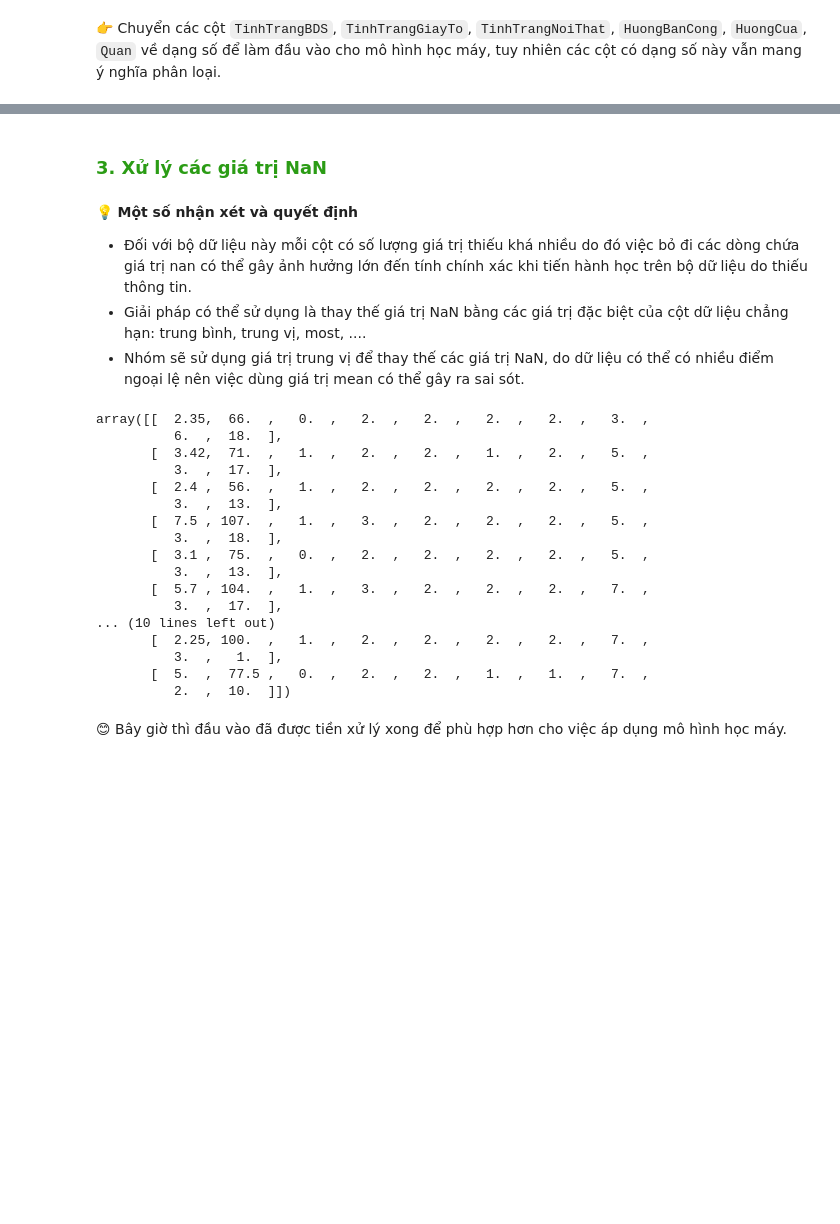
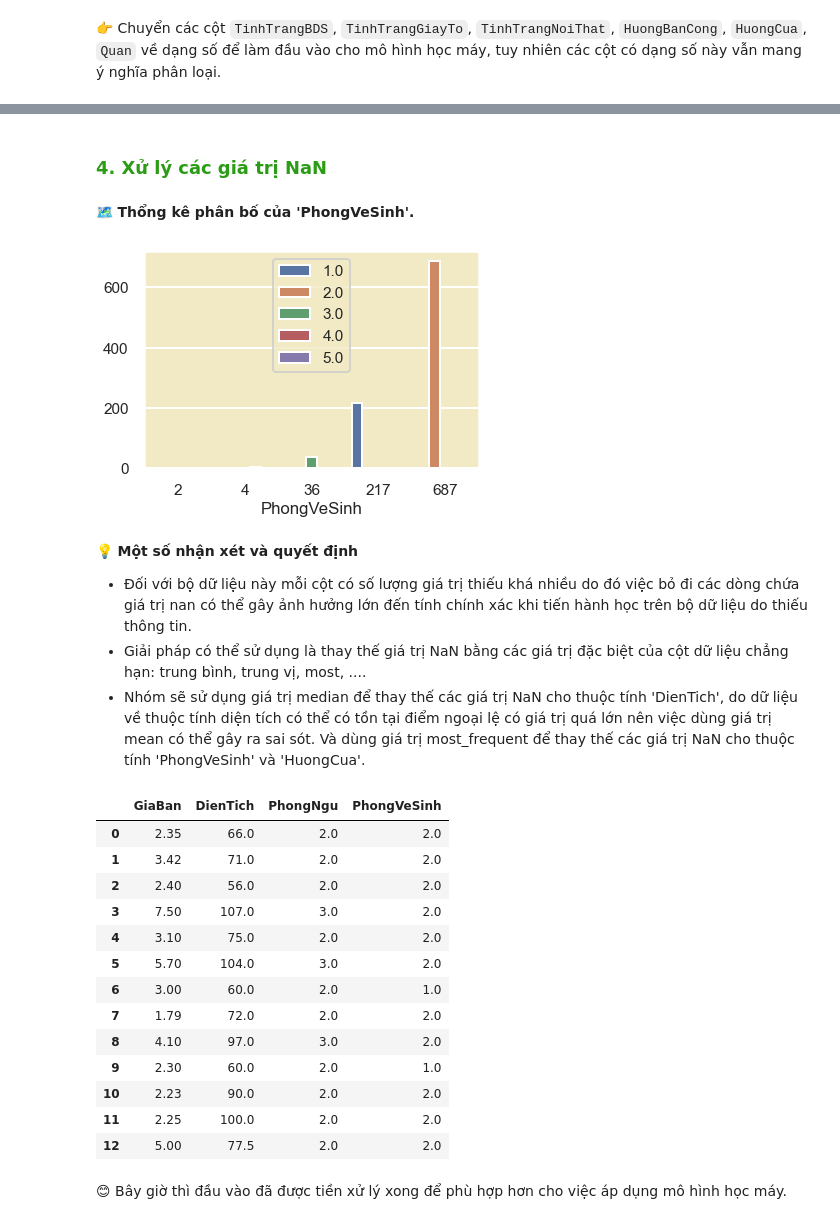
Before and after one commit to VTaPo/NMKHDL_Project_Gr10, a Jupyter notebook: MoHinhHoa_DesignNotebook.ipynb, the cells around one changed output, grey strips where cells are left out. Saved outputs shown, nothing was run; the diff lists cells and outputs as text; code cells hidden in the pictures; blank space fills up the shorter version.

```diff
--- a/MoHinhHoa_DesignNotebook.ipynb
+++ b/MoHinhHoa_DesignNotebook.ipynb
@@ -117,35 +175,41 @@ new_df[:13]
 # %% [markdown]
-<a id="2.3"></a>
-### <span style='color:#2B9C15'>3. Xử lý các giá trị NaN</span>
+<a id="2.4"></a>
+### <span style='color:#2B9C15'>4. Xử lý các giá trị NaN</span>
+# %% [markdown]
+🗺️ **Thổng kê phân bố của 'PhongVeSinh'.**
+# %%
+veSinh=new_df['PhongVeSinh'].value_counts()
+sns.barplot(veSinh,veSinh.values,veSinh.index);
+# %% [output]
+[figure, added]
 # %% [markdown]
 💡 **Một số nhận xét và quyết định**
 
 - Đối với bộ dữ liệu này mỗi cột có số lượng giá trị thiếu khá nhiều do đó việc bỏ đi các dòng chứa giá trị nan có thể gây ảnh hưởng lớn đến tính chính xác khi tiến hành học trên bộ dữ liệu do thiếu thông tin.
 - Giải pháp có thể sử dụng là thay thế giá trị NaN bằng các giá trị đặc biệt của cột dữ liệu chẳng hạn: trung bình, trung vị, most, ....
-- Nhóm sẽ sử dụng giá trị trung vị để thay thế các giá trị NaN, do dữ liệu có thể có nhiều điểm ngoại lệ nên việc dùng giá trị mean có thể gây ra sai sót.
+- Nhóm sẽ sử dụng giá trị median để thay thế các giá trị NaN cho thuộc tính 'DienTich', do dữ liệu về thuộc tính diện tích có thể có tồn tại điểm ngoại lệ có giá trị quá lớn nên việc dùng giá trị mean có thể gây ra sai sót. Và dùng giá trị most_frequent để thay thế các giá trị NaN cho thuộc tính 'PhongVeSinh' và 'HuongCua'.
 # %%
 from sklearn.impute import SimpleImputer
 imputer=SimpleImputer(strategy='median')
-new_df=imputer.fit_transform(new_df)
+imputer2=SimpleImputer(strategy='most_frequent')
+new_df['DienTich']=imputer.fit_transform(np.array(new_df['DienTich'].values).reshape(-1,1)).squeeze()
+new_df['PhongVeSinh']=imputer2.fit_transform(np.array(new_df['PhongVeSinh'].values).reshape(-1,1)).squeeze()
 new_df[:13]
 # %% [output]
-array([[  2.35,  66.  ,   0.  ,   2.  ,   2.  ,   2.  ,   2.  ,   3.  ,
-          6.  ,  18.  ],
-       [  3.42,  71.  ,   1.  ,   2.  ,   2.  ,   1.  ,   2.  ,   5.  ,
-          3.  ,  17.  ],
-       [  2.4 ,  56.  ,   1.  ,   2.  ,   2.  ,   2.  ,   2.  ,   5.  ,
-          3.  ,  13.  ],
-       [  7.5 , 107.  ,   1.  ,   3.  ,   2.  ,   2.  ,   2.  ,   5.  ,
-          3.  ,  18.  ],
-       [  3.1 ,  75.  ,   0.  ,   2.  ,   2.  ,   2.  ,   2.  ,   5.  ,
-          3.  ,  13.  ],
-       [  5.7 , 104.  ,   1.  ,   3.  ,   2.  ,   2.  ,   2.  ,   7.  ,
-          3.  ,  17.  ],
-... (10 lines left out)
-       [  2.25, 100.  ,   1.  ,   2.  ,   2.  ,   2.  ,   2.  ,   7.  ,
-          3.  ,   1.  ],
-       [  5.  ,  77.5 ,   0.  ,   2.  ,   2.  ,   1.  ,   1.  ,   7.  ,
-          2.  ,  10.  ]])
+|  | GiaBan | DienTich | PhongNgu | PhongVeSinh |
+| 0 | 2.35 | 66.0 | 2.0 | 2.0 |
+| 1 | 3.42 | 71.0 | 2.0 | 2.0 |
+| 2 | 2.40 | 56.0 | 2.0 | 2.0 |
+| 3 | 7.50 | 107.0 | 3.0 | 2.0 |
+| 4 | 3.10 | 75.0 | 2.0 | 2.0 |
+| 5 | 5.70 | 104.0 | 3.0 | 2.0 |
+| 6 | 3.00 | 60.0 | 2.0 | 1.0 |
+| 7 | 1.79 | 72.0 | 2.0 | 2.0 |
+| 8 | 4.10 | 97.0 | 3.0 | 2.0 |
+| 9 | 2.30 | 60.0 | 2.0 | 1.0 |
+| 10 | 2.23 | 90.0 | 2.0 | 2.0 |
+| 11 | 2.25 | 100.0 | 2.0 | 2.0 |
+| 12 | 5.00 | 77.5 | 2.0 | 2.0 |
 # %% [markdown]
 😊 Bây giờ thì đầu vào đã được tiền xử lý xong để phù hợp hơn cho việc áp dụng mô hình học máy.
 # %% [markdown]
```
Also changed, not shown: parts of 82 cells of this notebook.
